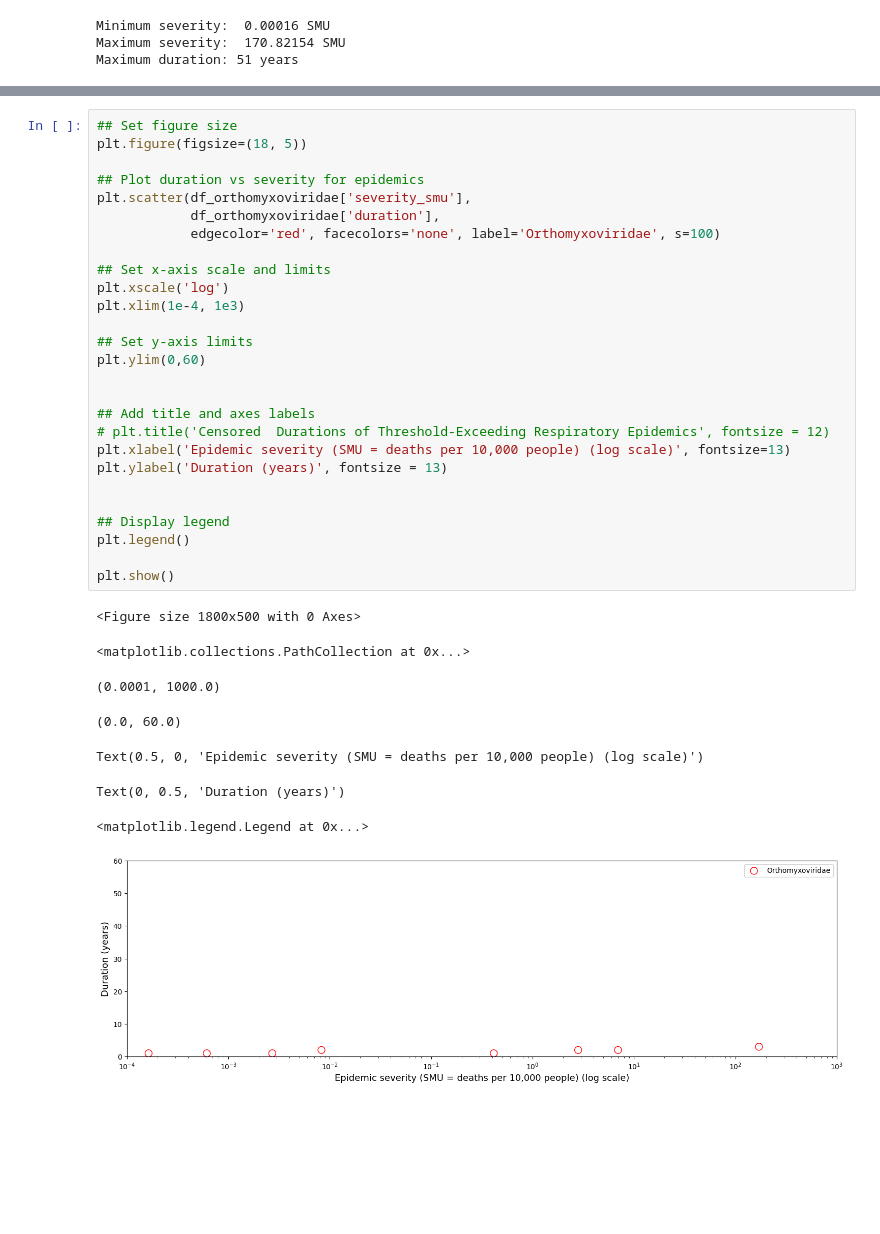
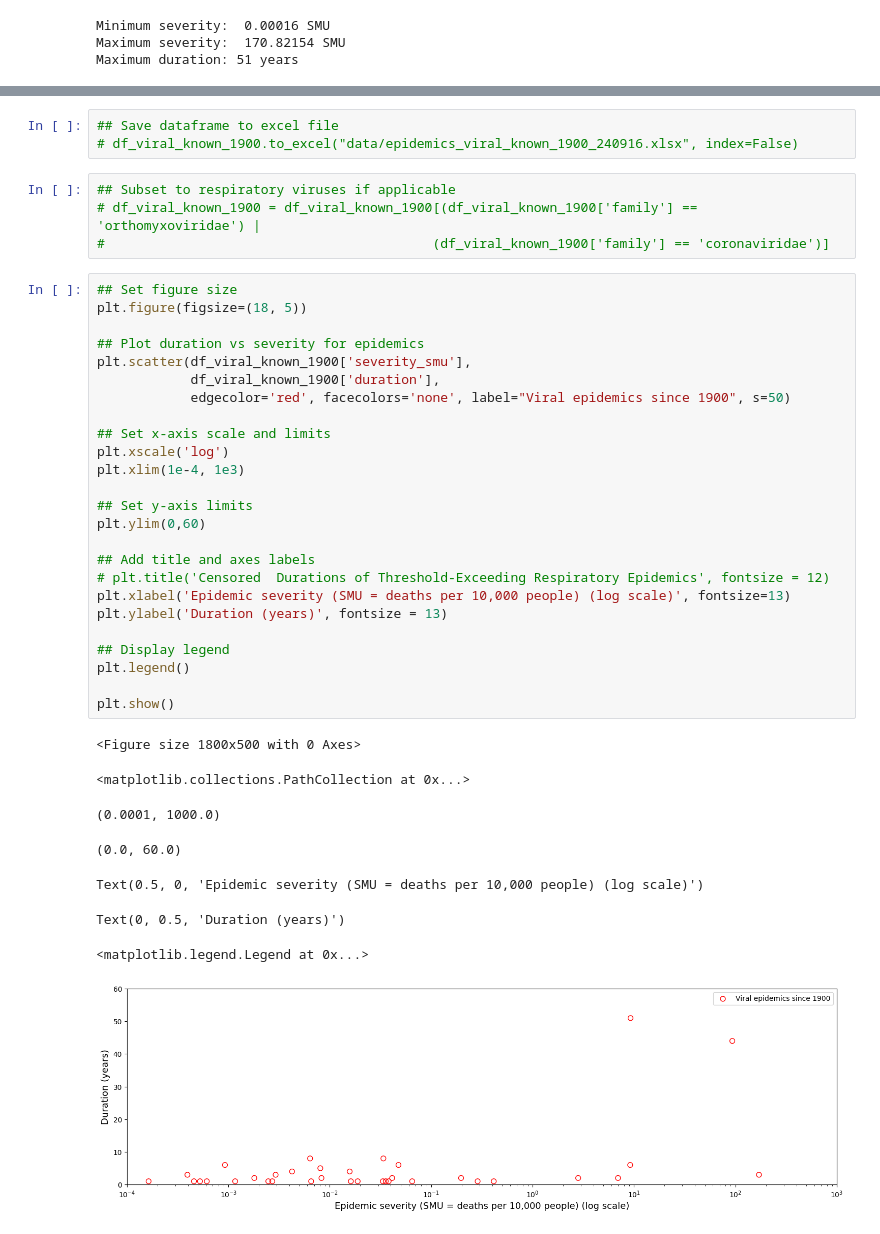
Before and after one commit to DevInnovationLab/pandemic_model_public, a Jupyter notebook: pandemic-loss-modeling/10_family_duration.ipynb, the cells around one changed output, grey strips where cells are left out. Saved outputs shown, nothing was run; the diff lists cells and outputs as text; blank space fills up the shorter version.

```diff
--- a/pandemic-loss-modeling/10_family_duration.ipynb
+++ b/pandemic-loss-modeling/10_family_duration.ipynb
@@ -73,36 +56,41 @@ df_orthomyxoviridae
+# %%
+## Save dataframe to excel file
+# df_viral_known_1900.to_excel("data/epidemics_viral_known_1900_240916.xlsx", index=False)
+# %%
+## Subset to respiratory viruses if applicable
+# df_viral_known_1900 = df_viral_known_1900[(df_viral_known_1900['family'] == 'orthomyxoviridae') |
+#                                          (df_viral_known_1900['family'] == 'coronaviridae')]
 # %%
 ## Set figure size
 plt.figure(figsize=(18, 5))
 
 ## Plot duration vs severity for epidemics
-plt.scatter(df_orthomyxoviridae['severity_smu'],
-            df_orthomyxoviridae['duration'],
-            edgecolor='red', facecolors='none', label='Orthomyxoviridae', s=100)
+plt.scatter(df_viral_known_1900['severity_smu'],
+            df_viral_known_1900['duration'],
+            edgecolor='red', facecolors='none', label="Viral epidemics since 1900", s=50)
 
 ## Set x-axis scale and limits
 plt.xscale('log')
 plt.xlim(1e-4, 1e3)
 
 ## Set y-axis limits
 plt.ylim(0,60)
 
-
 ## Add title and axes labels
 # plt.title('Censored  Durations of Threshold-Exceeding Respiratory Epidemics', fontsize = 12)
 plt.xlabel('Epidemic severity (SMU = deaths per 10,000 people) (log scale)', fontsize=13)
 plt.ylabel('Duration (years)', fontsize = 13)
 
-
 ## Display legend
 plt.legend()
 
 plt.show()
 # %% [output]
 <Figure size 1800x500 with 0 Axes>
 <matplotlib.collections.PathCollection at 0x...>
 (0.0001, 1000.0)
 (0.0, 60.0)
 Text(0.5, 0, 'Epidemic severity (SMU = deaths per 10,000 people) (log scale)')
 Text(0, 0.5, 'Duration (years)')
 <matplotlib.legend.Legend at 0x...>
-[figure, old version]
+[figure, new version]
```
Also changed, not shown: parts of 18 cells of this notebook, 3 other files.
